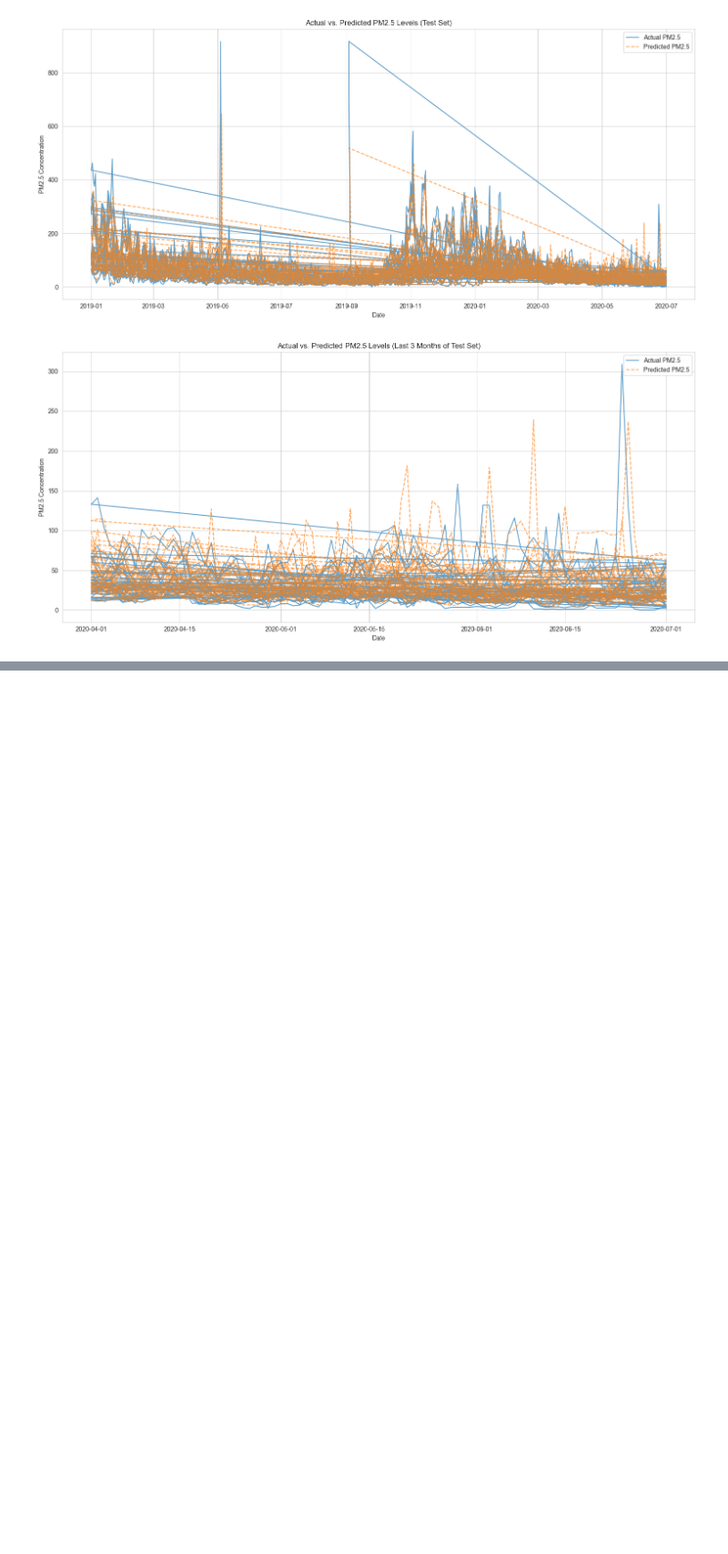
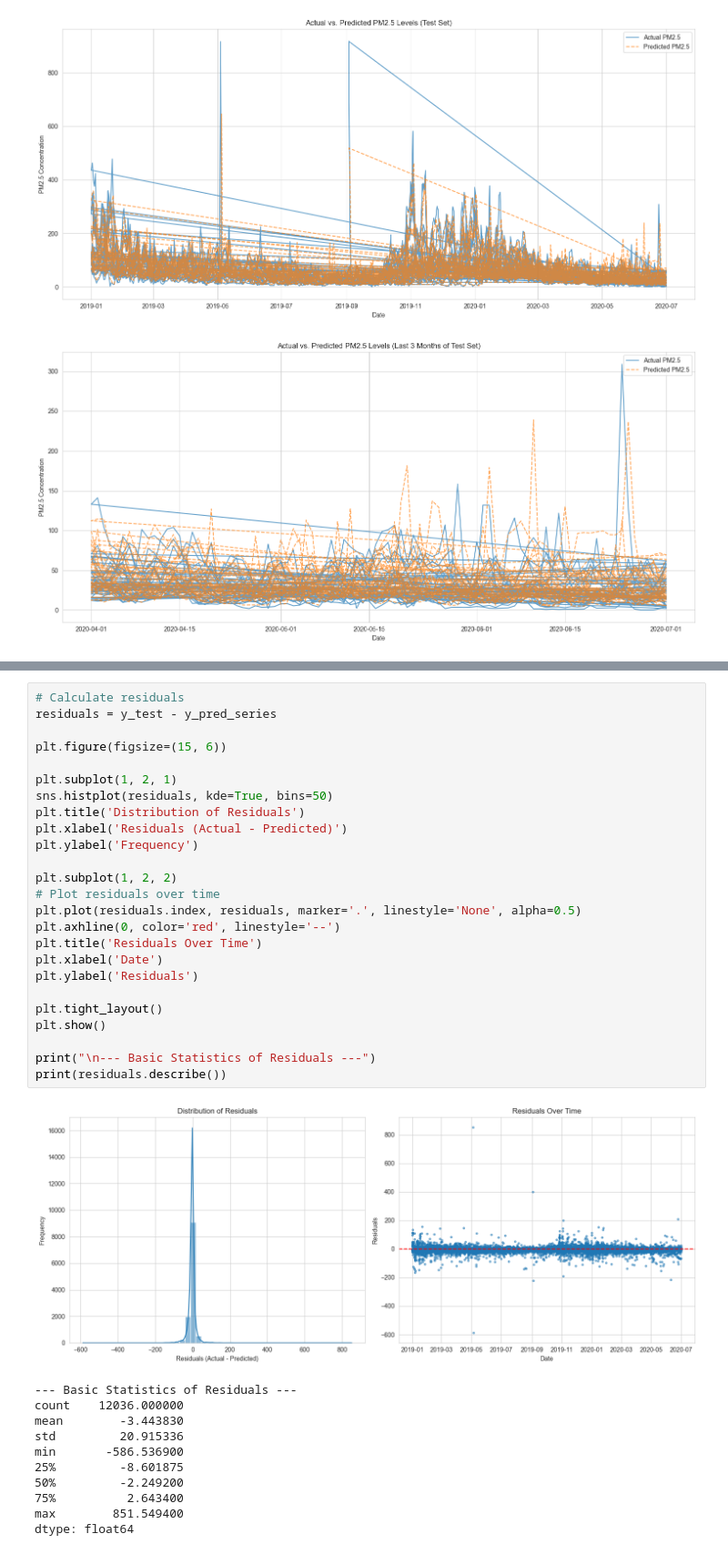
Before and after one commit to hriday-goyal/EnviroPredict-AI-Urban-AQI-Forecasting, a Jupyter notebook: notebooks/01_EDA_and_Data_Prep.ipynb, the cells around one changed output, grey strips where cells are left out. Shown at 91% size. Cells and saved outputs as stored; diff of their text form; blank space fills up the shorter version.

```diff
--- a/notebooks/01_EDA_and_Data_Prep.ipynb
+++ b/notebooks/01_EDA_and_Data_Prep.ipynb
@@ -570,0 +610,37 @@ else:
+# %%
+# Calculate residuals
+residuals = y_test - y_pred_series
+
+plt.figure(figsize=(15, 6))
+
+plt.subplot(1, 2, 1)
+sns.histplot(residuals, kde=True, bins=50)
+plt.title('Distribution of Residuals')
+plt.xlabel('Residuals (Actual - Predicted)')
+plt.ylabel('Frequency')
+
+plt.subplot(1, 2, 2)
+# Plot residuals over time
+plt.plot(residuals.index, residuals, marker='.', linestyle='None', alpha=0.5)
+plt.axhline(0, color='red', linestyle='--')
+plt.title('Residuals Over Time')
+plt.xlabel('Date')
+plt.ylabel('Residuals')
+
+plt.tight_layout()
+plt.show()
+
+print("\n--- Basic Statistics of Residuals ---")
+print(residuals.describe())
+# %% [output]
+[figure, added]
+--- Basic Statistics of Residuals ---
+count    12036.000000
+mean        -3.443830
+std         20.915336
+min       -586.536900
+25%         -8.601875
+50%         -2.249200
+75%          2.643400
+max        851.549400
+dtype: float64
```
Also changed, not shown: parts of 2 cells of this notebook.
